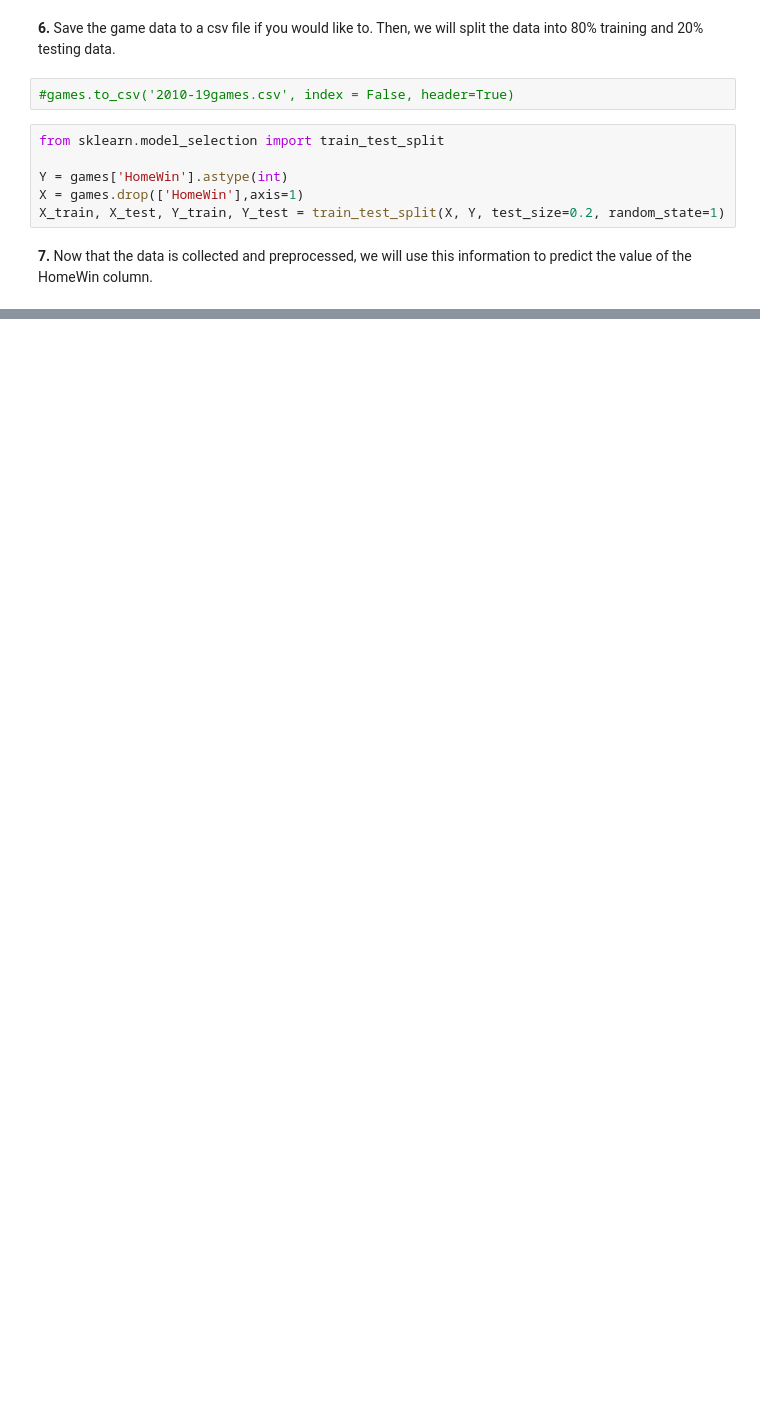
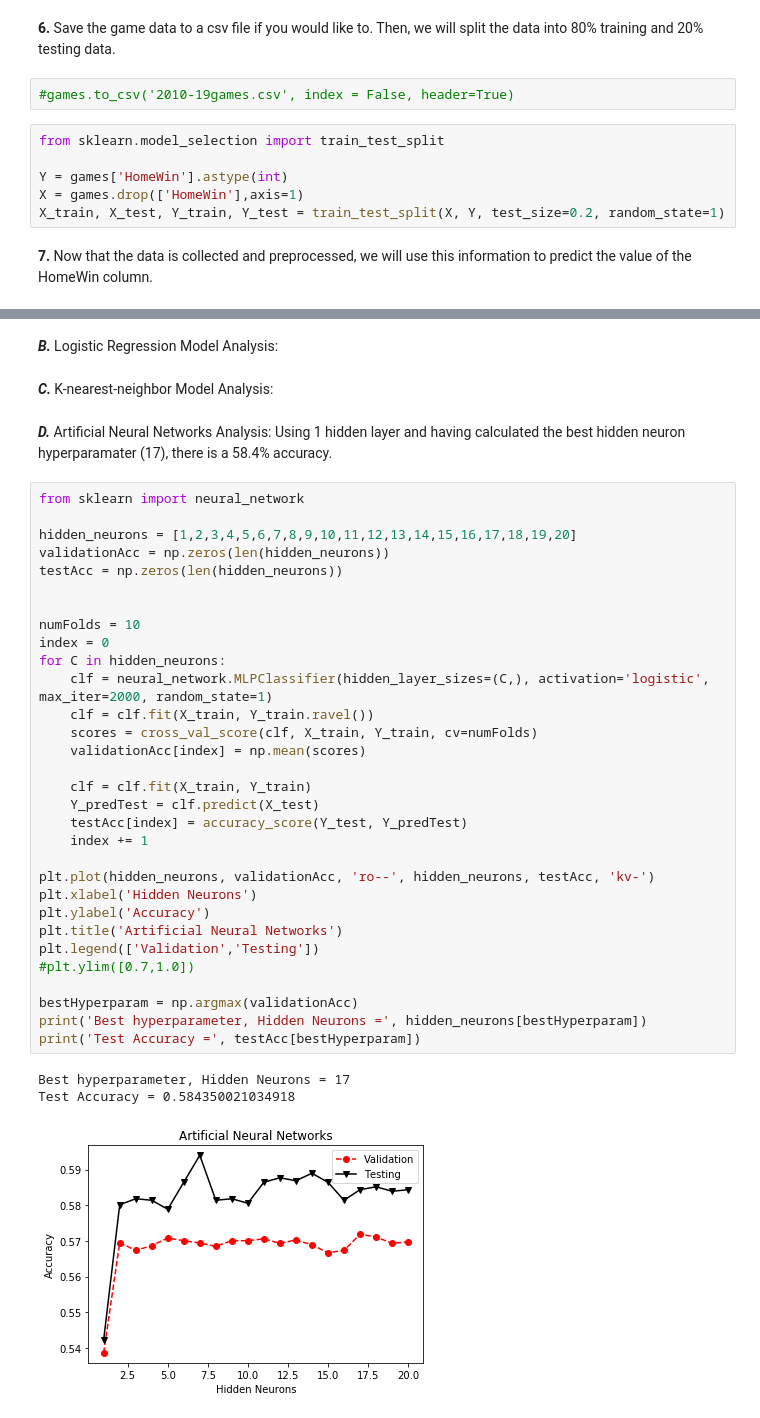
Before and after one commit to buckl113/PredictingMLBGames, a Jupyter notebook: project.ipynb, the cells around one changed output, grey strips where cells are left out. Drawn from its saved outputs; the diff is of its cells as text; blank space fills up the shorter version.

```diff
--- a/project.ipynb
+++ b/project.ipynb
@@ -585,0 +629,41 @@ X_train, X_test, Y_train, Y_test = train_test_split(X, Y, test_size=0.2, random_
+# %% [markdown]
+***B.*** Logistic Regression Model Analysis:
+# %% [markdown]
+***C.*** K-nearest-neighbor Model Analysis:
+# %% [markdown]
+***D.*** Artificial Neural Networks Analysis: Using 1 hidden layer and having calculated the best hidden neuron hyperparamater (17), there is a 58.4% accuracy.
+# %%
+from sklearn import neural_network
+
+hidden_neurons = [1,2,3,4,5,6,7,8,9,10,11,12,13,14,15,16,17,18,19,20]
+validationAcc = np.zeros(len(hidden_neurons))
+testAcc = np.zeros(len(hidden_neurons))
+
+
+numFolds = 10
+index = 0
+for C in hidden_neurons:
+    clf = neural_network.MLPClassifier(hidden_layer_sizes=(C,), activation='logistic', max_iter=2000, random_state=1)
+    clf = clf.fit(X_train, Y_train.ravel())
+    scores = cross_val_score(clf, X_train, Y_train, cv=numFolds)
+    validationAcc[index] = np.mean(scores)
+
+    clf = clf.fit(X_train, Y_train)
+    Y_predTest = clf.predict(X_test)
+    testAcc[index] = accuracy_score(Y_test, Y_predTest)
+    index += 1
+
+plt.plot(hidden_neurons, validationAcc, 'ro--', hidden_neurons, testAcc, 'kv-')
+plt.xlabel('Hidden Neurons')
+plt.ylabel('Accuracy')
+plt.title('Artificial Neural Networks')
+plt.legend(['Validation','Testing'])
+#plt.ylim([0.7,1.0])
+
+bestHyperparam = np.argmax(validationAcc)
+print('Best hyperparameter, Hidden Neurons =', hidden_neurons[bestHyperparam])
+print('Test Accuracy =', testAcc[bestHyperparam])
+# %% [output]
+Best hyperparameter, Hidden Neurons = 17
+Test Accuracy = 0.584350021034918
+[figure, added]
```
Also changed, not shown: parts of 16 cells of this notebook.
